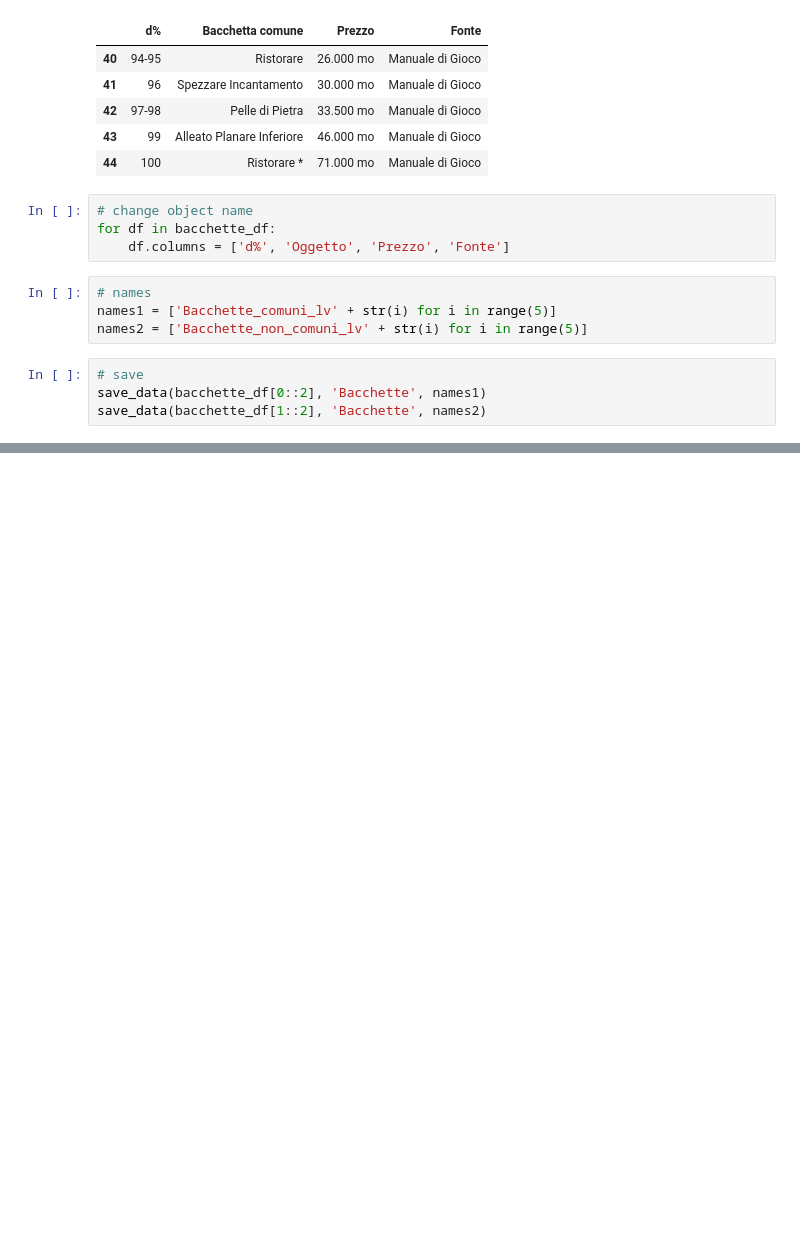
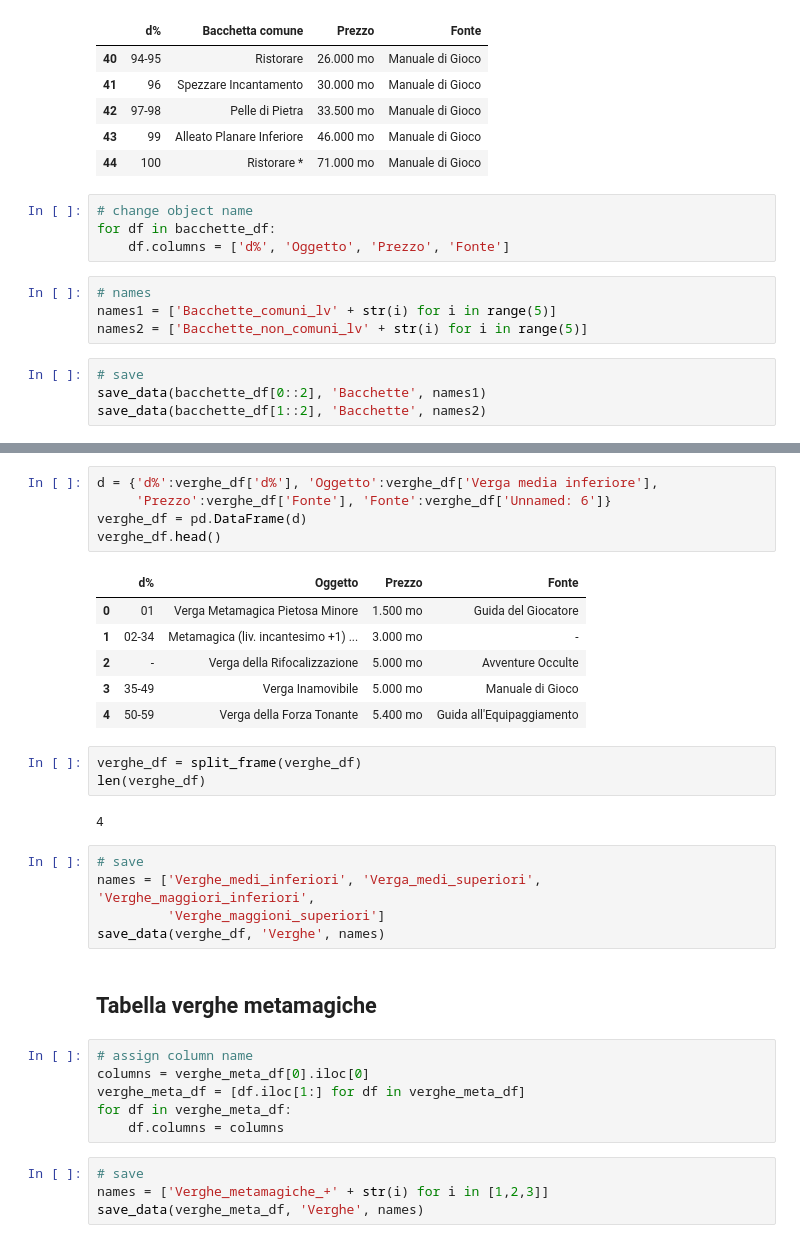
Before and after one commit to mattiafalco/Pathfinder---Magic-Item-Generator, a Jupyter notebook: Cleaning.ipynb, the cells around one changed output, grey strips where cells are left out. Cells and saved outputs as stored; diff of their text form; blank space fills up the shorter version.

```diff
--- a/Cleaning.ipynb
+++ b/Cleaning.ipynb
@@ -122,0 +218,34 @@ save_data(bacchette_df[1::2], 'Bacchette', names2)
+# %%
+d = {'d%':verghe_df['d%'], 'Oggetto':verghe_df['Verga media inferiore'],
+     'Prezzo':verghe_df['Fonte'], 'Fonte':verghe_df['Unnamed: 6']}
+verghe_df = pd.DataFrame(d)
+verghe_df.head()
+# %% [output]
+|  | d% | Oggetto | Prezzo | Fonte |
+| 0 | 01 | Verga Metamagica Pietosa Minore | 1.500 mo | Guida del Giocatore |
+| 1 | 02-34 | Metamagica (liv. incantesimo +1) ... | 3.000 mo | - |
+| 2 | - | Verga della Rifocalizzazione | 5.000 mo | Avventure Occulte |
+| 3 | 35-49 | Verga Inamovibile | 5.000 mo | Manuale di Gioco |
+| 4 | 50-59 | Verga della Forza Tonante | 5.400 mo | Guida all'Equipaggiamento |
+# %%
+verghe_df = split_frame(verghe_df)
+len(verghe_df)
+# %% [output]
+4
+# %%
+# save
+names = ['Verghe_medi_inferiori', 'Verga_medi_superiori', 'Verghe_maggiori_inferiori',
+         'Verghe_maggioni_superiori']
+save_data(verghe_df, 'Verghe', names)
+# %% [markdown]
+## Tabella verghe metamagiche
+# %%
+# assign column name
+columns = verghe_meta_df[0].iloc[0]
+verghe_meta_df = [df.iloc[1:] for df in verghe_meta_df]
+for df in verghe_meta_df:
+    df.columns = columns
+# %%
+# save
+names = ['Verghe_metamagiche_+' + str(i) for i in [1,2,3]]
+save_data(verghe_meta_df, 'Verghe', names)
```
Also changed, not shown: parts of 17 cells of this notebook, 18 other files.
